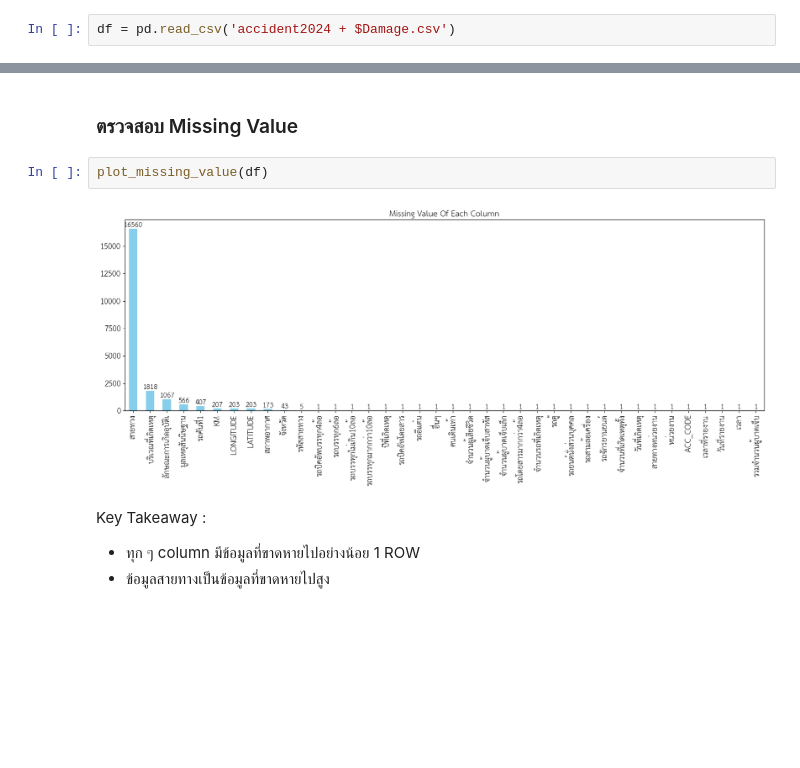
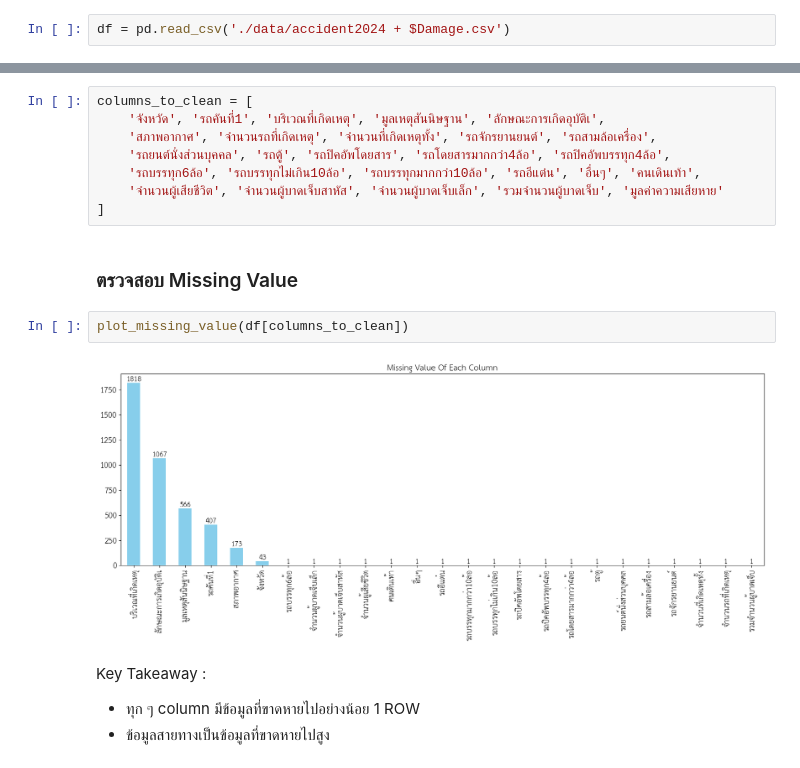
Before and after one commit to firstChetsadakon/business-intelligence-data-exploration, a Jupyter notebook: clean_data_for_cross_section/exploratory_data_anysis.ipynb, the cells around one changed output, grey strips where cells are left out. Drawn from its saved outputs; the diff is of its cells as text; blank space fills up the shorter version.

Commit message:
update code to clean data 4 version

```diff
--- a/clean_data_for_cross_section/exploratory_data_anysis.ipynb
+++ b/clean_data_for_cross_section/exploratory_data_anysis.ipynb
@@ -8,7 +8,7 @@ warnings.filterwarnings("ignore")
 # ตั้งค่าให้ pandas แสดงทุกคอลัมน์
 pd.set_option('display.max_columns', None)
 # %%
-df = pd.read_csv('accident2024 + $Damage.csv')
+df = pd.read_csv('./data/accident2024 + $Damage.csv')
 # %% [markdown]
 # Explore พื้นฐาน
 # %%
@@ -54,12 +54,20 @@ numerical_feature = ['จำนวนรถที่เกิดเหตุ', '
        'รถอีแต๋น', 'อื่นๆ', 'คนเดินเท้า', 'จำนวนผู้เสียชีวิต',
        'จำนวนผู้บาดเจ็บสาหัส', 'จำนวนผู้บาดเจ็บเล็ก', 'รวมจำนวนผู้บาดเจ็บ',
        'มูลค่าความเสียหาย']
+# %%
+columns_to_clean = [
+    'จังหวัด', 'รถคันที่1', 'บริเวณที่เกิดเหตุ', 'มูลเหตุสันนิษฐาน', 'ลักษณะการเกิดอุบัติเ',
+    'สภาพอากาศ', 'จำนวนรถที่เกิดเหตุ', 'จำนวนที่เกิดเหตุทั้ง', 'รถจักรยานยนต์', 'รถสามล้อเครื่อง',
+    'รถยนต์นั่งส่วนบุคคล', 'รถตู้', 'รถปิคอัพโดยสาร', 'รถโดยสารมากกว่า4ล้อ', 'รถปิคอัพบรรทุก4ล้อ',
+    'รถบรรทุก6ล้อ', 'รถบรรทุกไม่เกิน10ล้อ', 'รถบรรทุกมากกว่า10ล้อ', 'รถอีแต๋น', 'อื่นๆ', 'คนเดินเท้า',
+    'จำนวนผู้เสียชีวิต', 'จำนวนผู้บาดเจ็บสาหัส', 'จำนวนผู้บาดเจ็บเล็ก', 'รวมจำนวนผู้บาดเจ็บ', 'มูลค่าความเสียหาย'
+]
 # %% [markdown]
 ### ตรวจสอบ Missing Value
 # %%
-plot_missing_value(df)
+plot_missing_value(df[columns_to_clean])
 # %% [output]
-[figure, old version]
+[figure, new version]
 # %% [markdown]
 Key Takeaway :
 * ทุก ๆ column มีข้อมูลที่ขาดหายไปอย่างน้อย 1 ROW
```
Also changed, not shown: parts of 7 cells of this notebook, 29 other files.
